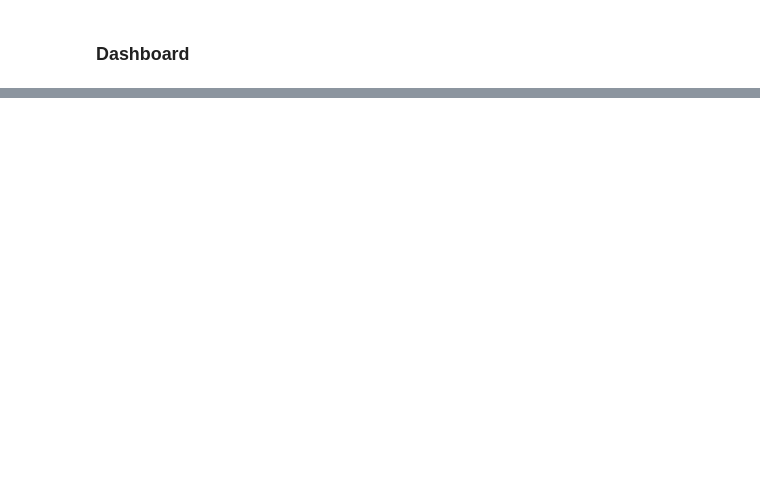
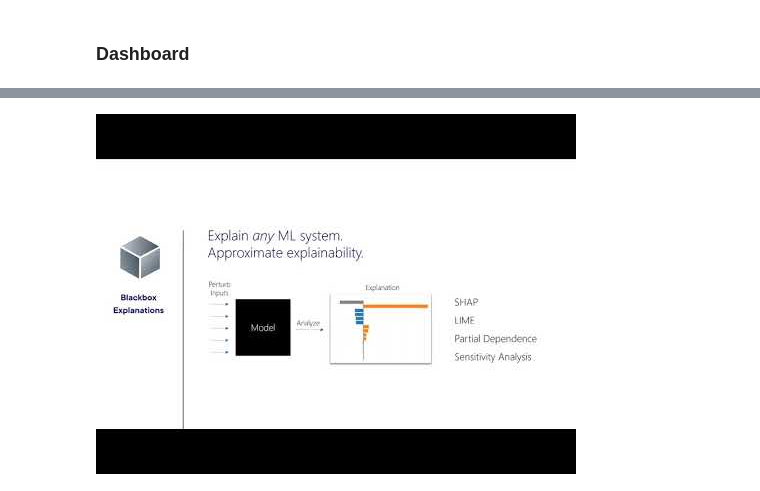
Before and after one commit to LudovicSterlin/sdd-aml-evaluation-interpretml, a Jupyter notebook: InterpretML.ipynb, the cells around one changed output, grey strips where cells are left out. Cells and saved outputs as stored; diff of their text form; code cells hidden in the pictures; blank space fills up the shorter version.

Commit message:
Add deep dive video

```diff
--- a/InterpretML.ipynb
+++ b/InterpretML.ipynb
@@ -487,3 +492,7 @@ show([blackbox_perf, lime_local, shap_local, sensitivity_global, pdp_global])
+# %%
+YouTubeVideo('WwBeKMQ0-I8', 560, 315)
+# %% [output]
+[figure, added]
 # %% [markdown]
 # Sources
 In this section, you will find a complete list of links and ressources used for this notebook in order of appearance.
```
Also changed, not shown: parts of 3 cells of this notebook.
